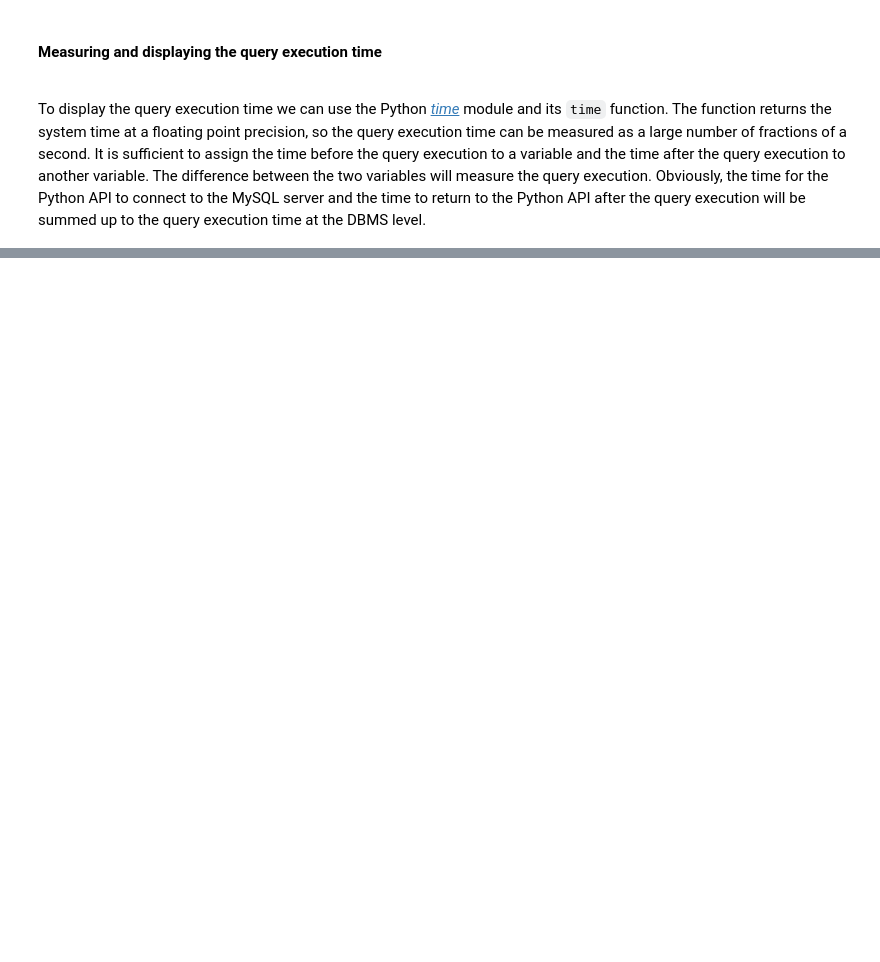
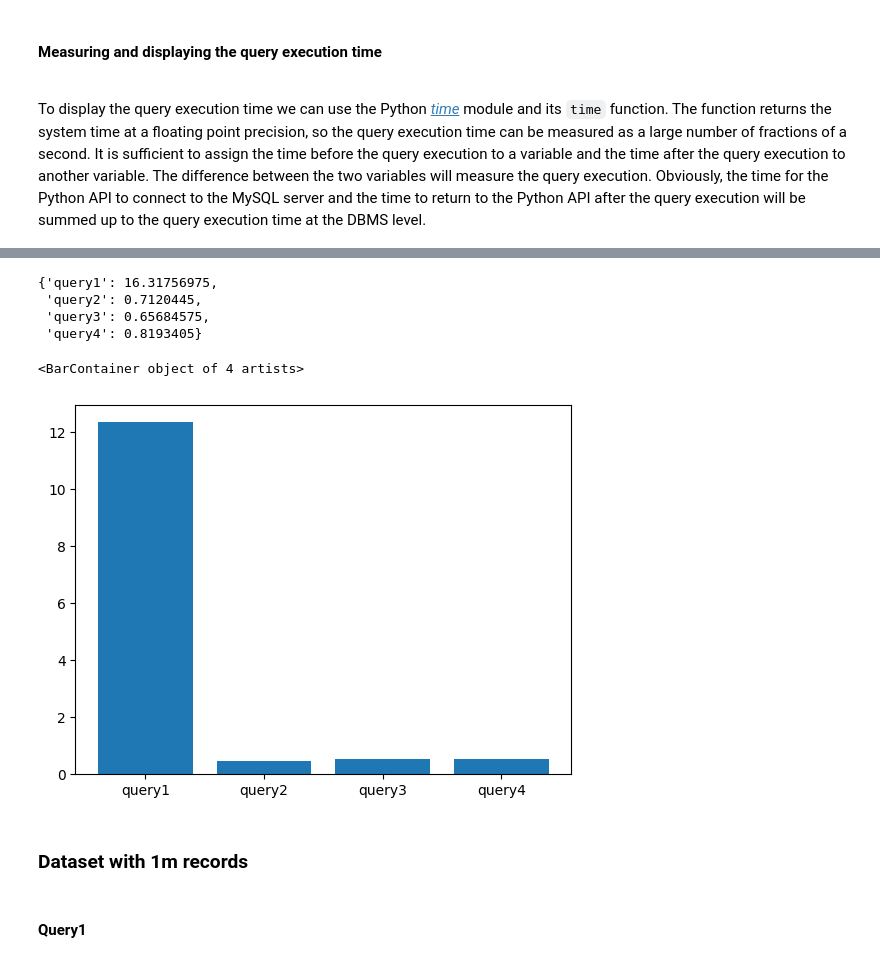
Before and after one commit to malrau/da_dbB_project, a Jupyter notebook: project_development/mysql.ipynb, the cells around one changed output, grey strips where cells are left out. Cells and saved outputs as stored; diff of their text form; code cells hidden in the pictures; blank space fills up the shorter version.

```diff
--- a/project_development/mysql.ipynb
+++ b/project_development/mysql.ipynb
@@ -401,0 +554,16 @@ print(counter)
+# %%
+largeDict
+# %% [output]
+{'query1': 16.31756975,
+ 'query2': 0.7120445,
+ 'query3': 0.65684575,
+ 'query4': 0.8193405}
+# %%
+plt.bar(mediumDict.keys(), mediumDict.values())
+# %% [output]
+<BarContainer object of 4 artists>
+[figure, added]
+# %% [markdown]
+<h3>Dataset with 1m records</h3>
+# %% [markdown]
+<h4>Query1</h4>
```
Also changed, not shown: parts of 98 cells of this notebook, 2 other files.
